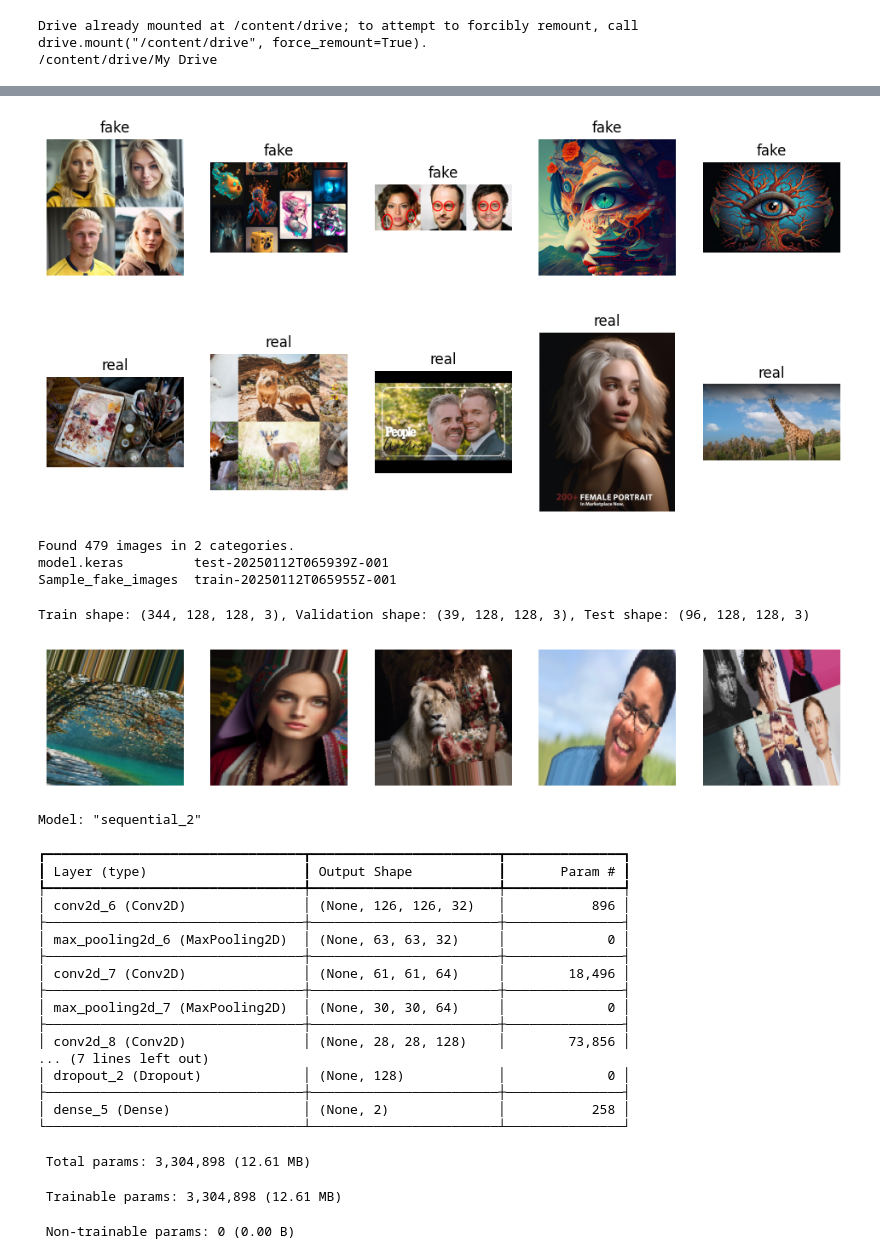
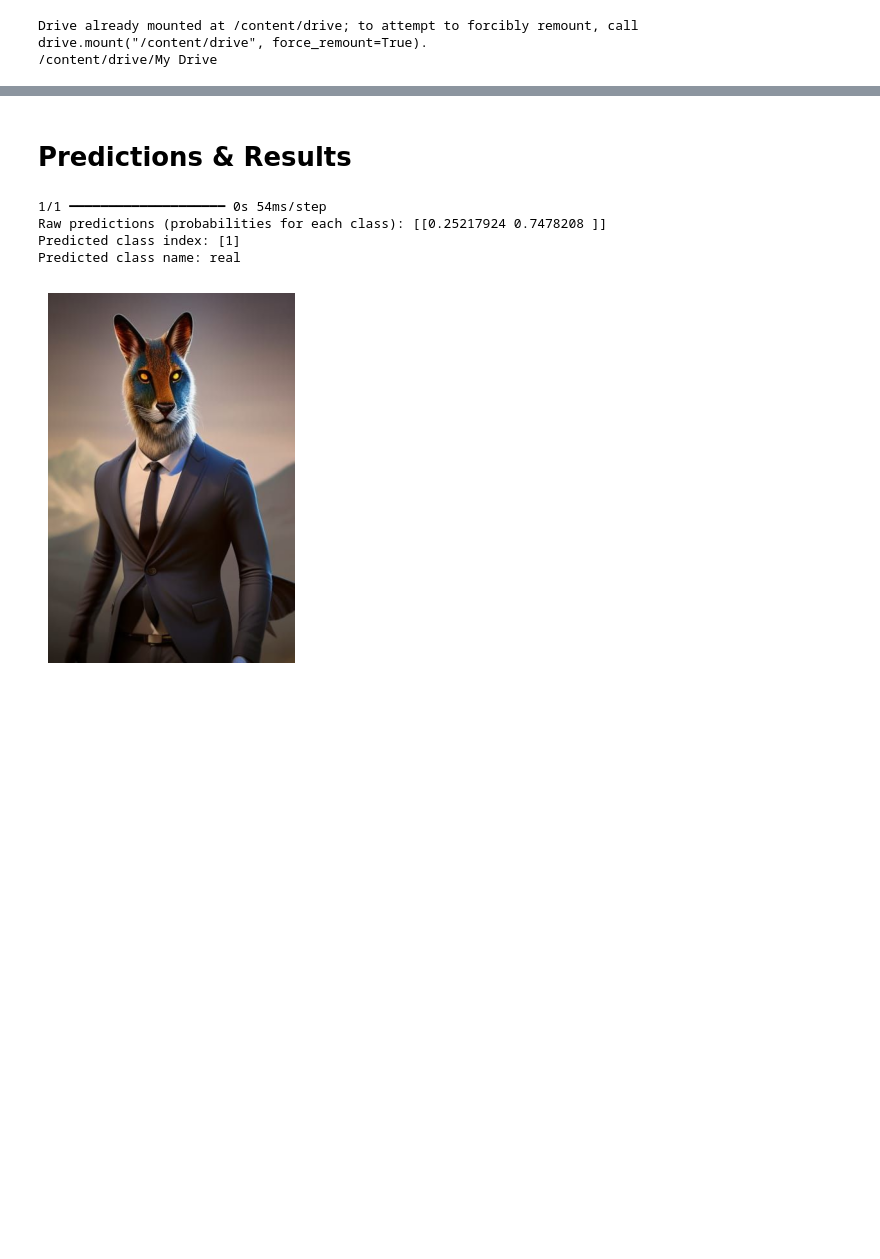
Before and after one commit to sessicajammons/deepfake_recognition, a Jupyter notebook: deepfake_recognition_Project.ipynb, the cells around one changed output, grey strips where cells are left out. Saved outputs shown, nothing was run; the diff lists cells and outputs as text; code cells hidden in the pictures; blank space fills up the shorter version.

```diff
--- a/deepfake_recognition_Project.ipynb
+++ b/deepfake_recognition_Project.ipynb
@@ -243,0 +269,2 @@ def batch_predict(model, image_paths, class_labels=None):
+# %% [markdown]
+# Predictions & Results
@@ -244,43 +310,15 @@ def batch_predict(model, image_paths, class_labels=None):
 # %%
-# Main execution
+# Example test image path (update to a valid image from your dataset)
+test_img_path = "/content/drive/My Drive/Colab Notebooks/deepfake-image-detection/test-20250112T065939Z-001/test/fake/123.jpg"
 
-# Set dataset path (update based on environment)
-dataset_path = "/content/drive/My Drive/Colab Notebooks/deepfake-image-detection/train-20250112T065955Z-001/train"
-
-img_paths, categories = load_data(dataset_path)
-print(f"Found {len(img_paths)} images in {len(categories)} categories.")
-!ls "/content/drive/My Drive/Colab Notebooks/deepfake-image-detection"
+raw_predict(model, test_img_path)
 
 
-model = CNN_learning(img_paths, categories)
 
-# Example test image path (update to a valid image from your dataset)
-test_img_path = "/content/drive/My Drive/Colab Notebooks/deepfake-image-detection/test-20250112T065939Z-001/test/fake/123.jpg"
+#format [fake, real]
 # %% [output]
+1/1 ━━━━━━━━━━━━━━━━━━━━ 0s 54ms/step
+Raw predictions (probabilities for each class): [[0.25217924 0.7478208 ]]
+Predicted class index: [1]
+Predicted class name: real
-[figure, old version]
+[figure, new version]
-Found 479 images in 2 categories.
-model.keras         test-20250112T065939Z-001
-Sample_fake_images  train-20250112T065955Z-001
-Train shape: (344, 128, 128, 3), Validation shape: (39, 128, 128, 3), Test shape: (96, 128, 128, 3)
-[figure, removed]
-Model: "sequential_2"
-┏━━━━━━━━━━━━━━━━━━━━━━━━━━━━━━━━━┳━━━━━━━━━━━━━━━━━━━━━━━━┳━━━━━━━━━━━━━━━┓
-┃ Layer (type)                    ┃ Output Shape           ┃       Param # ┃
-┡━━━━━━━━━━━━━━━━━━━━━━━━━━━━━━━━━╇━━━━━━━━━━━━━━━━━━━━━━━━╇━━━━━━━━━━━━━━━┩
-│ conv2d_6 (Conv2D)               │ (None, 126, 126, 32)   │           896 │
-├─────────────────────────────────┼────────────────────────┼───────────────┤
-│ max_pooling2d_6 (MaxPooling2D)  │ (None, 63, 63, 32)     │             0 │
-├─────────────────────────────────┼────────────────────────┼───────────────┤
-│ conv2d_7 (Conv2D)               │ (None, 61, 61, 64)     │        18,496 │
-├─────────────────────────────────┼────────────────────────┼───────────────┤
-│ max_pooling2d_7 (MaxPooling2D)  │ (None, 30, 30, 64)     │             0 │
-├─────────────────────────────────┼────────────────────────┼───────────────┤
-│ conv2d_8 (Conv2D)               │ (None, 28, 28, 128)    │        73,856 │
-... (7 lines left out)
-│ dropout_2 (Dropout)             │ (None, 128)            │             0 │
-├─────────────────────────────────┼────────────────────────┼───────────────┤
-│ dense_5 (Dense)                 │ (None, 2)              │           258 │
-└─────────────────────────────────┴────────────────────────┴───────────────┘
- Total params: 3,304,898 (12.61 MB)
- Trainable params: 3,304,898 (12.61 MB)
- Non-trainable params: 0 (0.00 B)
```
Also changed, not shown: parts of 14 cells of this notebook, 1 other file.
